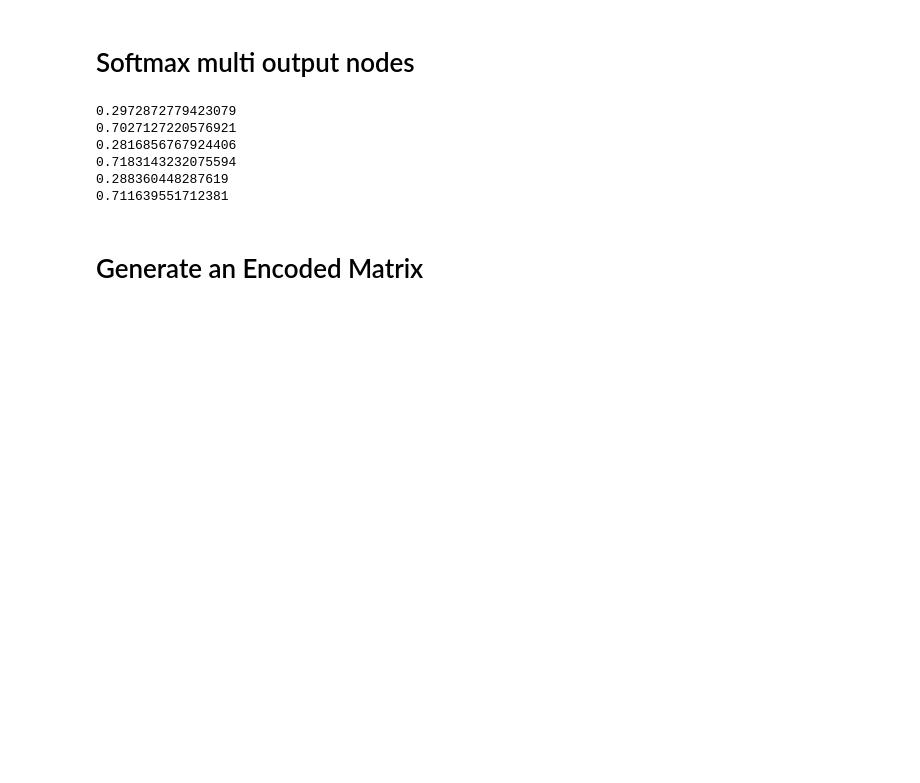
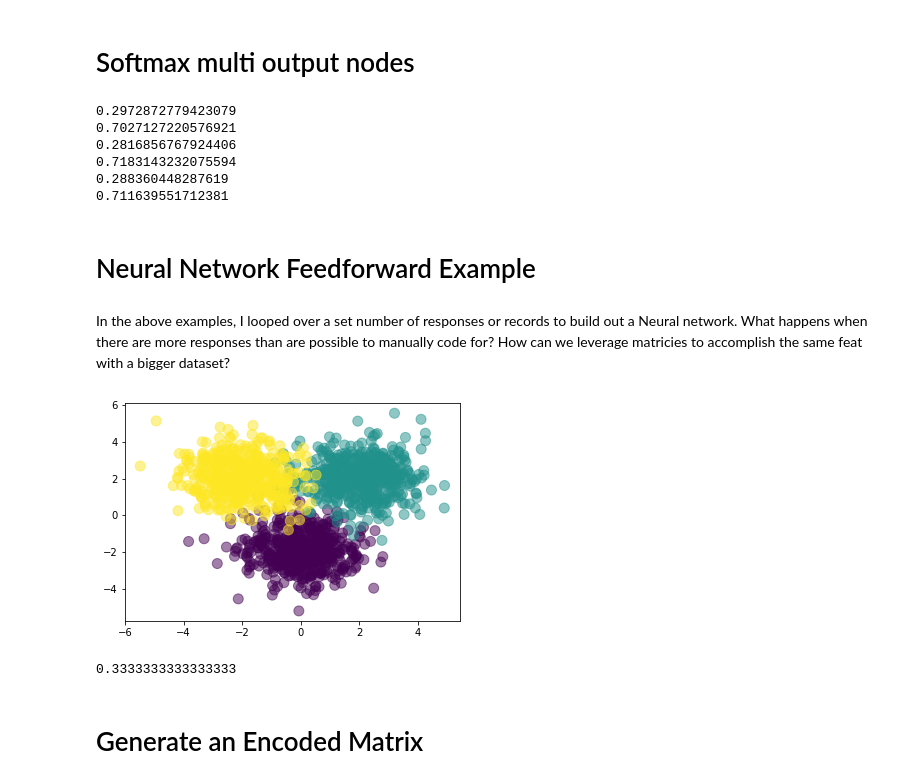
Before and after one commit to xavierharmon/Analytics, a Jupyter notebook: Deep_Learning_Projects/Deep Learning and Neural Networks in Python.ipynb, the cells around one changed output. Saved outputs shown, nothing was run; the diff lists cells and outputs as text; code cells hidden in the pictures; blank space fills up the shorter version.

Commit message:
addition of code for feedforward model

```diff
--- a/Deep_Learning_Projects/Deep Learning and Neural Networks in Python.ipynb
+++ b/Deep_Learning_Projects/Deep Learning and Neural Networks in Python.ipynb
@@ -142,3 +144,7 @@ for i in range(3):
 0.7183143232075594
 0.288360448287619
 0.711639551712381
+# %% [markdown]
+# Neural Network Feedforward Example
+# %% [markdown]
+In the above examples, I looped over a set number of responses or records to build out a Neural network. What happens when there are more responses than are possible to manually code for? How can we leverage matricies to accomplish the same feat with a bigger dataset?
@@ -144,0 +153,15 @@ for i in range(3):
+# %%
+#Generating the random data, three inputs of the length 500, they are plotted below
+N = 500
+x1 = np.random.randn(N, 2) + np.array([0,-2])
+x2 = np.random.randn(N, 2) + np.array([2,2])
+x3 = np.random.randn(N, 2) + np.array([-2,2])
+
+x = np.vstack([x1, x2, x3])
+
+y = np.array([0]*N + [1]*N + [2]*N)
+
+plt.scatter(x[:,0], x[:,1],c = y, s = 100, alpha = 0.5)
+plt.show()
+# %% [output]
+[figure, added]
@@ -145,3 +193,13 @@ for i in range(3):
+# %%
+n_correct = 0
+n_total = 0
+for i in range(len(y)):
+    n_total += 1
+    if y[i] == P[i]:
+        n_correct += 1
+print(float(n_correct)/n_total)
+# %% [output]
+0.3333333333333333
 # %% [markdown]
 # Generate an Encoded Matrix
 # %%
```
Also changed, not shown: parts of 8 cells of this notebook.
